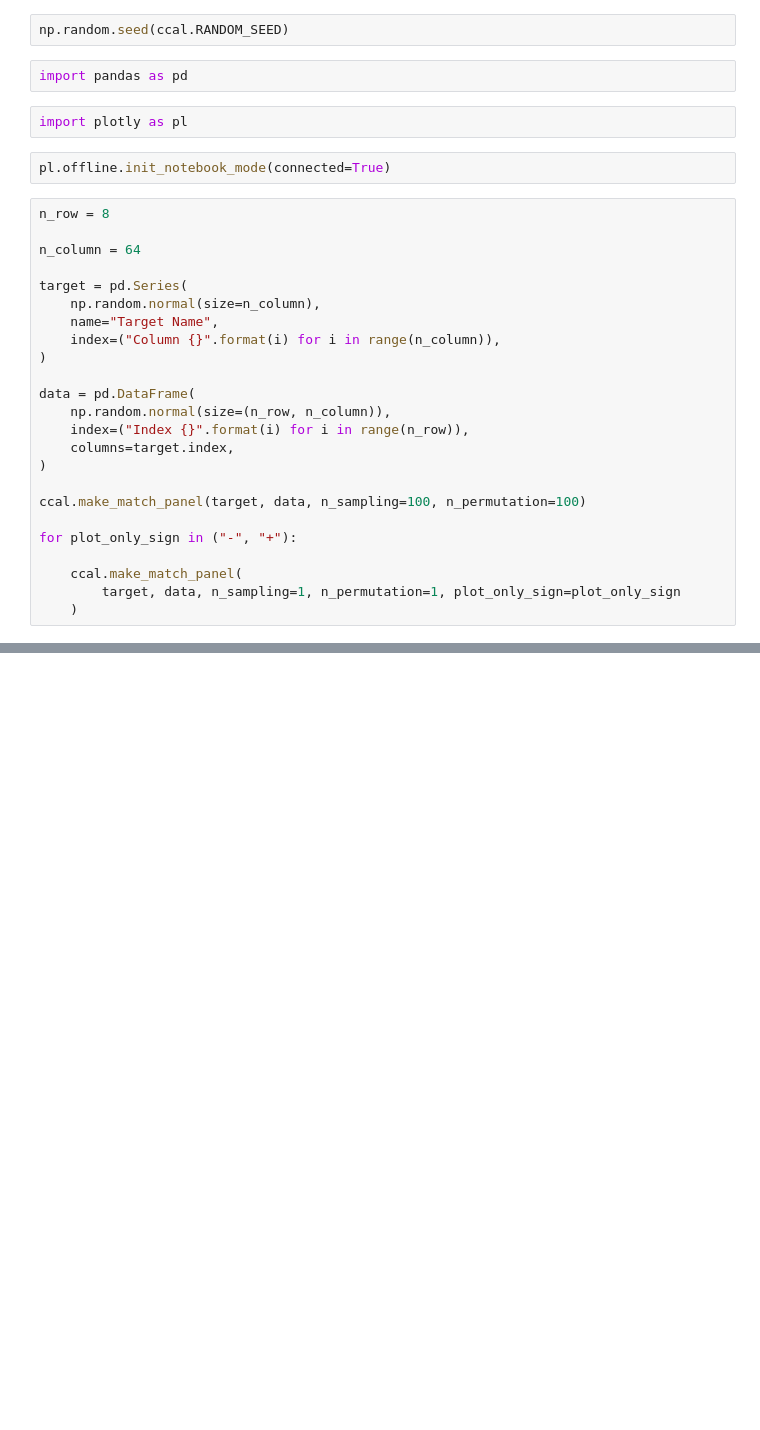
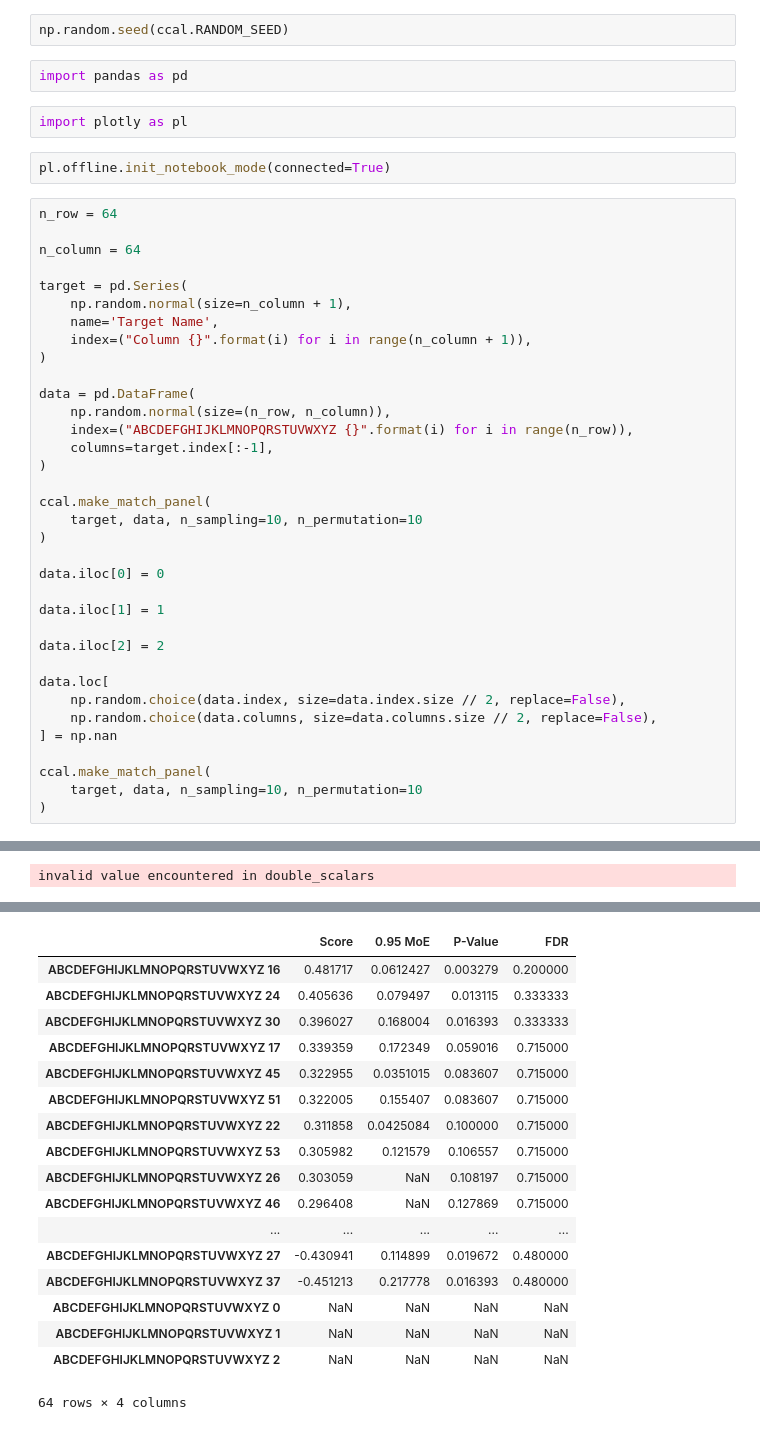
Before and after one commit to KwatMDPhD/ccal, a Jupyter notebook: notebook/match.ipynb, the cells around one changed output, grey strips where cells are left out. Saved outputs shown, nothing was run; the diff lists cells and outputs as text; blank space fills up the shorter version.

```diff
--- a/notebook/match.ipynb
+++ b/notebook/match.ipynb
@@ -14,26 +16,38 @@ import plotly as pl
 # %%
 pl.offline.init_notebook_mode(connected=True)
 # %%
-n_row = 8
+n_row = 64
 
 n_column = 64
 
 target = pd.Series(
-    np.random.normal(size=n_column),
-    name="Target Name",
-    index=("Column {}".format(i) for i in range(n_column)),
+    np.random.normal(size=n_column + 1),
+    name='Target Name',
+    index=("Column {}".format(i) for i in range(n_column + 1)),
 )
 
 data = pd.DataFrame(
     np.random.normal(size=(n_row, n_column)),
-    index=("Index {}".format(i) for i in range(n_row)),
-    columns=target.index,
+    index=("ABCDEFGHIJKLMNOPQRSTUVWXYZ {}".format(i) for i in range(n_row)),
+    columns=target.index[:-1],
 )
 
-ccal.make_match_panel(target, data, n_sampling=100, n_permutation=100)
+ccal.make_match_panel(
+    target, data, n_sampling=10, n_permutation=10
+)
 
-for plot_only_sign in ("-", "+"):
+data.iloc[0] = 0
 
-    ccal.make_match_panel(
-        target, data, n_sampling=1, n_permutation=1, plot_only_sign=plot_only_sign
-    )
+data.iloc[1] = 1
+
+data.iloc[2] = 2
+
+data.loc[
+    np.random.choice(data.index, size=data.index.size // 2, replace=False),
+    np.random.choice(data.columns, size=data.columns.size // 2, replace=False),
+] = np.nan
+
+ccal.make_match_panel(
+    target, data, n_sampling=10, n_permutation=10
+)
+# %% [output]
@@ -39,0 +65 @@ for plot_only_sign in ("-", "+"):
+invalid value encountered in double_scalars
@@ -40,3 +68,21 @@ for plot_only_sign in ("-", "+"):
+|  | Score | 0.95 MoE | P-Value | FDR |
+| ABCDEFGHIJKLMNOPQRSTUVWXYZ 16 | 0.481717 | 0.0612427 | 0.003279 | 0.200000 |
+| ABCDEFGHIJKLMNOPQRSTUVWXYZ 24 | 0.405636 | 0.079497 | 0.013115 | 0.333333 |
+| ABCDEFGHIJKLMNOPQRSTUVWXYZ 30 | 0.396027 | 0.168004 | 0.016393 | 0.333333 |
+| ABCDEFGHIJKLMNOPQRSTUVWXYZ 17 | 0.339359 | 0.172349 | 0.059016 | 0.715000 |
+| ABCDEFGHIJKLMNOPQRSTUVWXYZ 45 | 0.322955 | 0.0351015 | 0.083607 | 0.715000 |
+| ABCDEFGHIJKLMNOPQRSTUVWXYZ 51 | 0.322005 | 0.155407 | 0.083607 | 0.715000 |
+| ABCDEFGHIJKLMNOPQRSTUVWXYZ 22 | 0.311858 | 0.0425084 | 0.100000 | 0.715000 |
+| ABCDEFGHIJKLMNOPQRSTUVWXYZ 53 | 0.305982 | 0.121579 | 0.106557 | 0.715000 |
+| ABCDEFGHIJKLMNOPQRSTUVWXYZ 26 | 0.303059 | NaN | 0.108197 | 0.715000 |
+| ABCDEFGHIJKLMNOPQRSTUVWXYZ 46 | 0.296408 | NaN | 0.127869 | 0.715000 |
+| ... | ... | ... | ... | ... |
+| ABCDEFGHIJKLMNOPQRSTUVWXYZ 27 | -0.430941 | 0.114899 | 0.019672 | 0.480000 |
+| ABCDEFGHIJKLMNOPQRSTUVWXYZ 37 | -0.451213 | 0.217778 | 0.016393 | 0.480000 |
+| ABCDEFGHIJKLMNOPQRSTUVWXYZ 0 | NaN | NaN | NaN | NaN |
+| ABCDEFGHIJKLMNOPQRSTUVWXYZ 1 | NaN | NaN | NaN | NaN |
+| ABCDEFGHIJKLMNOPQRSTUVWXYZ 2 | NaN | NaN | NaN | NaN |
+64 rows × 4 columns
 # %%
 _2d_array = np.asarray(((0, np.nan), (0, np.nan)))
 
```
Also changed, not shown: parts of 20 cells of this notebook, 2 other files.
